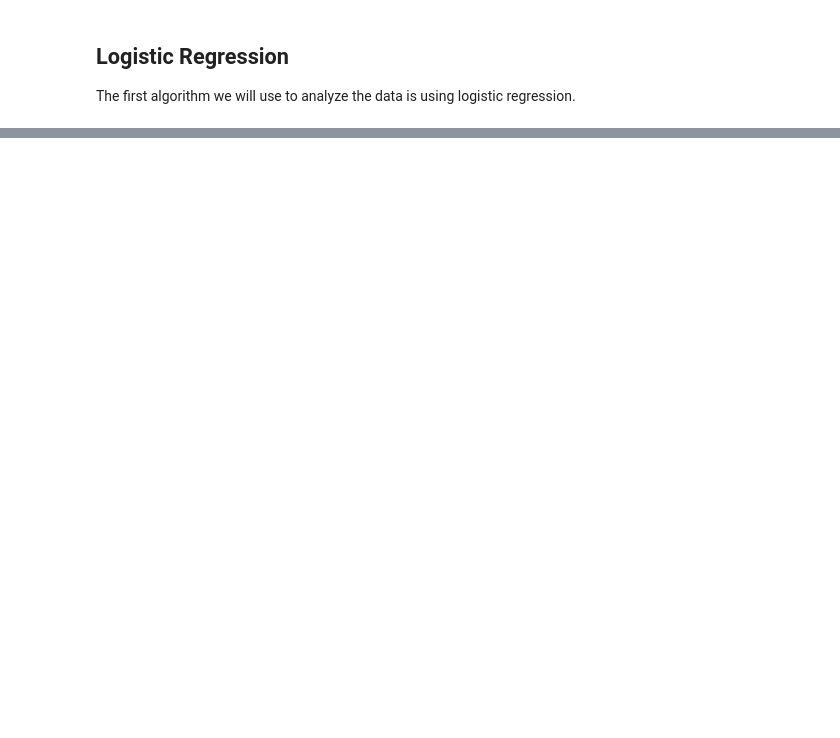
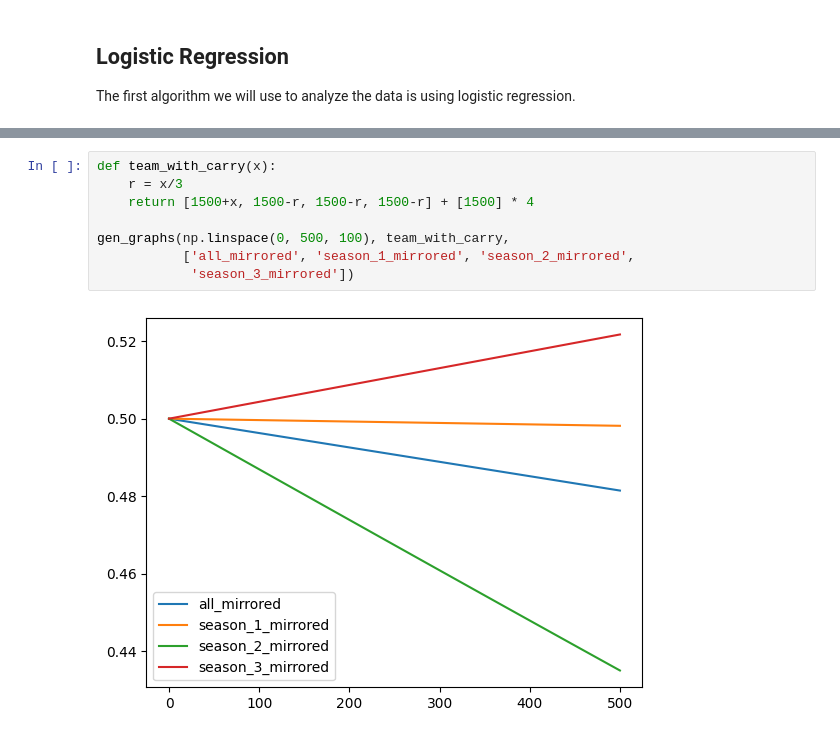
Before and after one commit to L1ghtBeam/cs5-final-project, a Jupyter notebook: ml-analysis.ipynb, the cells around one changed output, grey strips where cells are left out. Cells and saved outputs as stored; diff of their text form; blank space fills up the shorter version.

```diff
--- a/ml-analysis.ipynb
+++ b/ml-analysis.ipynb
@@ -97,0 +184,10 @@ print(clf.predict_proba([[1500,1500,1500,1500,1500,1500,1500,1500],
+# %%
+def team_with_carry(x):
+    r = x/3
+    return [1500+x, 1500-r, 1500-r, 1500-r] + [1500] * 4
+
+gen_graphs(np.linspace(0, 500, 100), team_with_carry,
+           ['all_mirrored', 'season_1_mirrored', 'season_2_mirrored',
+            'season_3_mirrored'])
+# %% [output]
+[figure, added]
```
Also changed, not shown: parts of 22 cells of this notebook, 1 other file.
